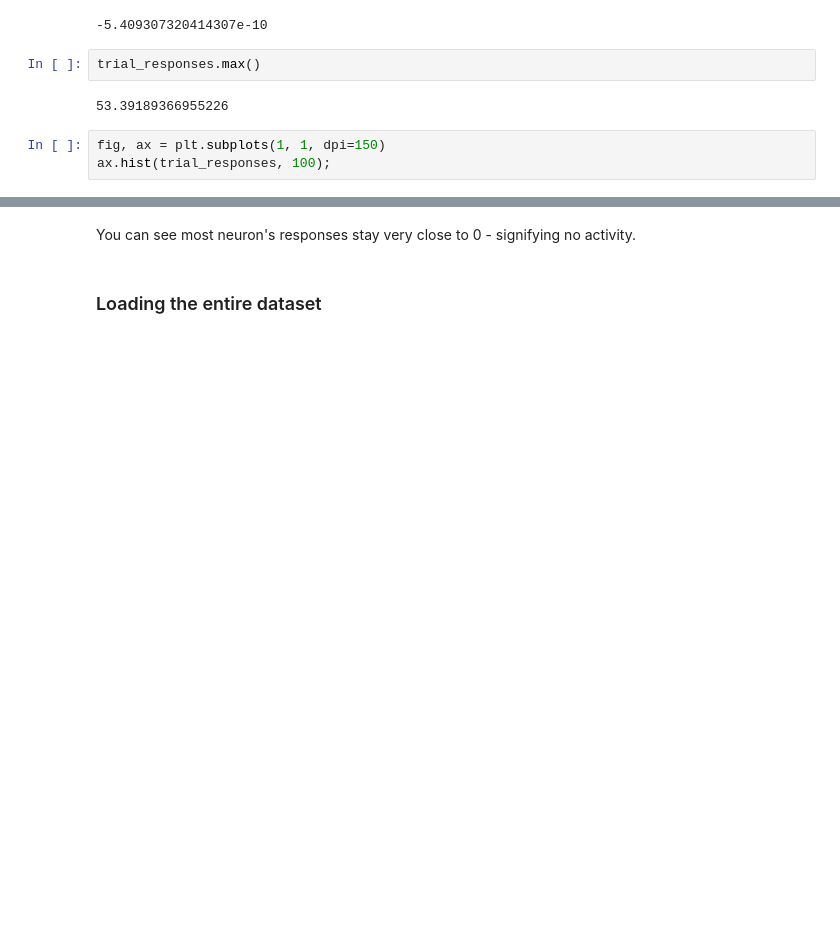
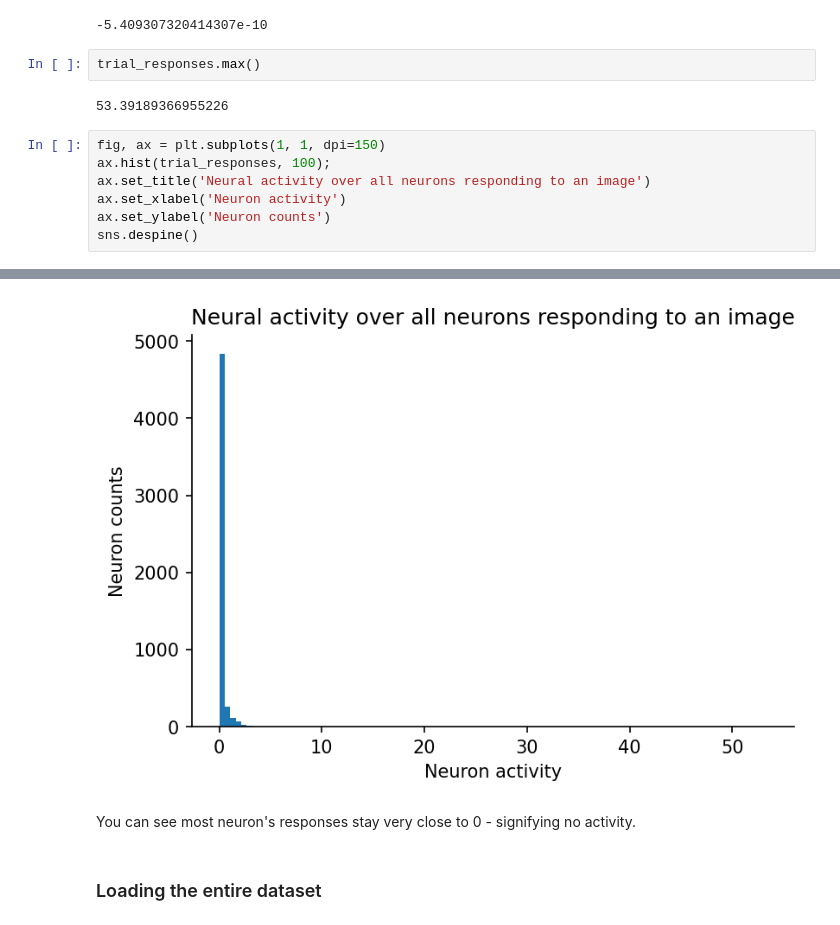
Before and after one commit to eywalker/Lviv-2021, a Jupyter notebook: notebooks/DeepLearing in Neuroscience.ipynb, the cells around one changed output, grey strips where cells are left out. Drawn from its saved outputs; the diff is of its cells as text; blank space fills up the shorter version.

```diff
--- a/notebooks/DeepLearing in Neuroscience.ipynb
+++ b/notebooks/DeepLearing in Neuroscience.ipynb
@@ -145,4 +152,8 @@ trial_responses.max()
 # %%
 fig, ax = plt.subplots(1, 1, dpi=150)
 ax.hist(trial_responses, 100);
+ax.set_title('Neural activity over all neurons responding to an image')
+ax.set_xlabel('Neuron activity')
+ax.set_ylabel('Neuron counts')
+sns.despine()
 # %% [output]
@@ -150,3 +160,4 @@ ax.hist(trial_responses, 100);
+[figure, added]
 # %% [markdown]
 You can see most neuron's responses stay very close to 0 - signifying no activity.
 # %% [markdown]
```
Also changed, not shown: parts of 77 cells of this notebook.
